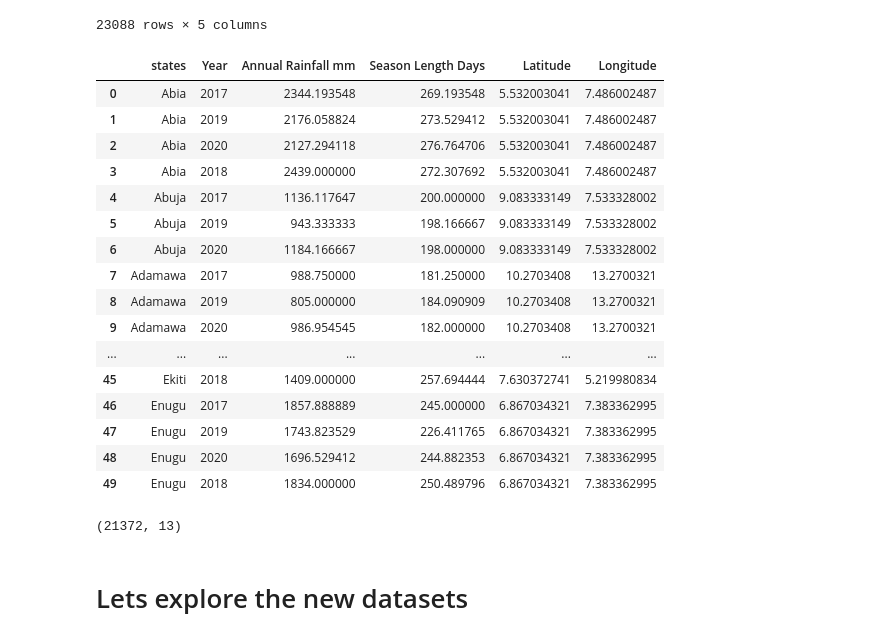
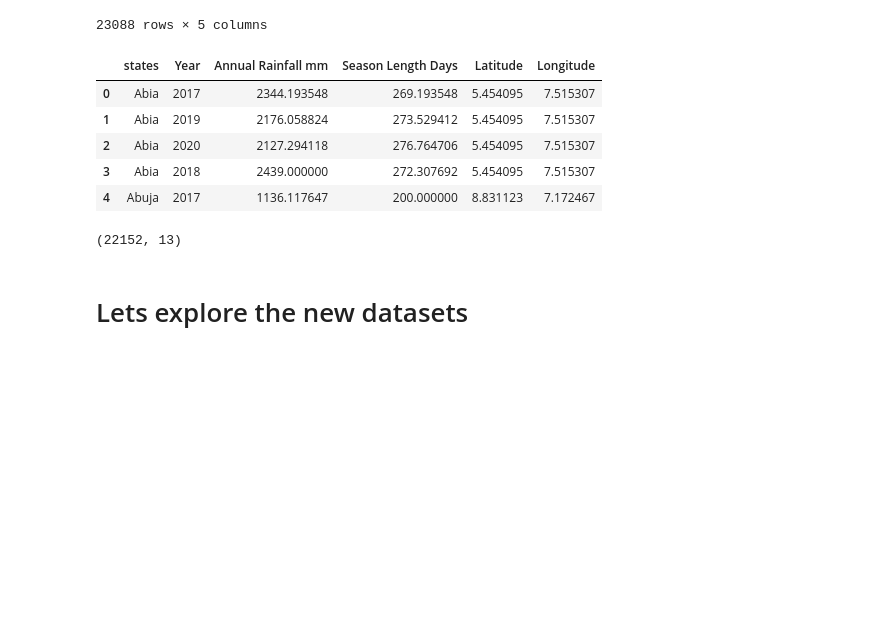
Before and after one commit to OhuneneIbrahim/Agricultural-food-price-prediction, a Jupyter notebook: ML_for_Agriculture.ipynb, the cells around one changed output. Drawn from its saved outputs; the diff is of its cells as text; code cells hidden in the pictures; blank space fills up the shorter version.

Commit message:
Performed some data scraping and merging to create two new datasets.

```diff
--- a/ML_for_Agriculture.ipynb
+++ b/ML_for_Agriculture.ipynb
@@ -64,7 +64,8 @@ array(['Benue', 'Borno', 'Cross River', 'Delta', 'Ebonyi', 'Edo', 'Ekiti',
 # %% [markdown]
 We notices some discrepancy in the spelling of 3 states (`Nasarawa`, `FCT` and `River`)
 # %%
-data1["State"] = data1["State"].str.replace("FCT", "Abuja")
+#data1["State"] = data1["State"].str.replace("FCT", "Abuja")
+data1.loc[data1['State']== "FCT", "State"] = "Abuja"
 data1.loc[data1['State']== "River", "State"] = "Rivers"
 data1.loc[data1['State']== "Nasarawa", "State"] = "Nassarawa"
 # %% [markdown]
@@ -110,0 +118,2 @@ df= df.rename(columns = {"States":"State"})
+# %%
+df = pd.read_csv("long_lat_state.csv")
@@ -280,32 +306,21 @@ merged_df = merged_df.sort_values(by='states')
 # %%
 #Quick renaming of the state and the date columns of rainfall data
 data = final_df.rename(columns= {"State": "states", "Date":"Year"})
-data.head(50)
+data.head()
 # %% [output]
 |  | states | Year | Annual Rainfall mm | Season Length Days | Latitude | Longitude |
-| 0 | Abia | 2017 | 2344.193548 | 269.193548 | 5.532003041 | 7.486002487 |
-| 1 | Abia | 2019 | 2176.058824 | 273.529412 | 5.532003041 | 7.486002487 |
-| 2 | Abia | 2020 | 2127.294118 | 276.764706 | 5.532003041 | 7.486002487 |
-| 3 | Abia | 2018 | 2439.000000 | 272.307692 | 5.532003041 | 7.486002487 |
-| 4 | Abuja | 2017 | 1136.117647 | 200.000000 | 9.083333149 | 7.533328002 |
-| 5 | Abuja | 2019 | 943.333333 | 198.166667 | 9.083333149 | 7.533328002 |
-| 6 | Abuja | 2020 | 1184.166667 | 198.000000 | 9.083333149 | 7.533328002 |
-| 7 | Adamawa | 2017 | 988.750000 | 181.250000 | 10.2703408 | 13.2700321 |
-| 8 | Adamawa | 2019 | 805.000000 | 184.090909 | 10.2703408 | 13.2700321 |
-| 9 | Adamawa | 2020 | 986.954545 | 182.000000 | 10.2703408 | 13.2700321 |
-| ... | ... | ... | ... | ... | ... | ... |
-| 45 | Ekiti | 2018 | 1409.000000 | 257.694444 | 7.630372741 | 5.219980834 |
-| 46 | Enugu | 2017 | 1857.888889 | 245.000000 | 6.867034321 | 7.383362995 |
-| 47 | Enugu | 2019 | 1743.823529 | 226.411765 | 6.867034321 | 7.383362995 |
-| 48 | Enugu | 2020 | 1696.529412 | 244.882353 | 6.867034321 | 7.383362995 |
-| 49 | Enugu | 2018 | 1834.000000 | 250.489796 | 6.867034321 | 7.383362995 |
+| 0 | Abia | 2017 | 2344.193548 | 269.193548 | 5.454095 | 7.515307 |
+| 1 | Abia | 2019 | 2176.058824 | 273.529412 | 5.454095 | 7.515307 |
+| 2 | Abia | 2020 | 2127.294118 | 276.764706 | 5.454095 | 7.515307 |
+| 3 | Abia | 2018 | 2439.000000 | 272.307692 | 5.454095 | 7.515307 |
+| 4 | Abuja | 2017 | 1136.117647 | 200.000000 | 8.831123 | 7.172467 |
 # %%
 #Second merging: merging the first merged dataset with rainfall dataset
 merged_df2 = data.merge(merged_df, on=['states', 'Year'])
 
 merged_df2.shape
 # %% [output]
-(21372, 13)
+(22152, 13)
 # %%
 #Tidying up and renaming the columns
 merged_df3 = merged_df2.rename(columns =
```
Also changed, not shown: parts of 20 cells of this notebook, 2 other files.
